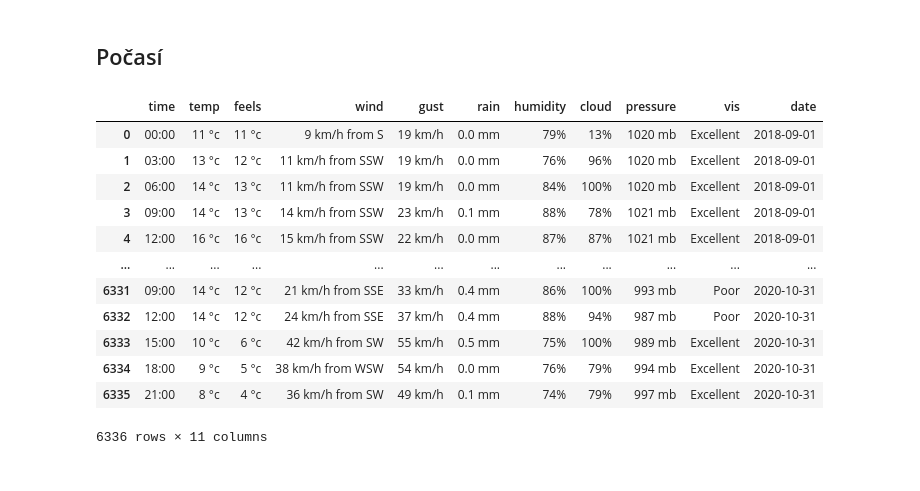
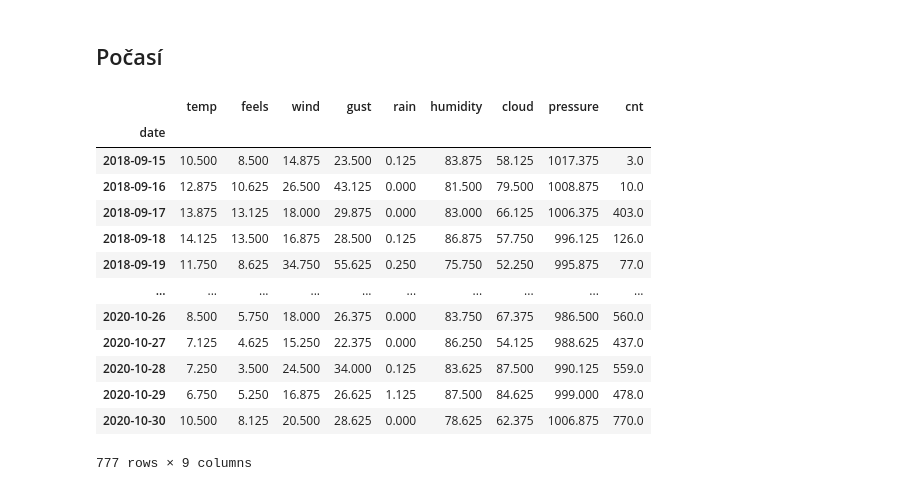
Before and after one commit to barborakacerovska/Engeto, a Jupyter notebook: Projekty/Python project Edinburgh bike sharing.ipynb, the cells around one changed output. Cells and saved outputs as stored; diff of their text form; code cells hidden in the pictures.

```diff
--- a/Projekty/Python project Edinburgh bike sharing.ipynb
+++ b/Projekty/Python project Edinburgh bike sharing.ipynb
@@ -390,21 +389,41 @@ ax2.grid(alpha=0.2)
 [figure]
 # %% [markdown]
 ## Počasí
-# %%
-query2 = "select * from edinburgh_weather"
-df_weather = pd.read_sql(query2, alchemy_conn)
-df_weather
-# %% [output]
-|  | time | temp | feels | wind | gust | rain | humidity | cloud | pressure | vis | date |
-| 0 | 00:00 | 11 °c | 11 °c | 9 km/h from S | 19 km/h | 0.0 mm | 79% | 13% | 1020 mb | Excellent | 2018-09-01 |
-| 1 | 03:00 | 13 °c | 12 °c | 11 km/h from SSW | 19 km/h | 0.0 mm | 76% | 96% | 1020 mb | Excellent | 2018-09-01 |
-| 2 | 06:00 | 14 °c | 13 °c | 11 km/h from SSW | 19 km/h | 0.0 mm | 84% | 100% | 1020 mb | Excellent | 2018-09-01 |
-| 3 | 09:00 | 14 °c | 13 °c | 14 km/h from SSW | 23 km/h | 0.1 mm | 88% | 78% | 1021 mb | Excellent | 2018-09-01 |
-| 4 | 12:00 | 16 °c | 16 °c | 15 km/h from SSW | 22 km/h | 0.0 mm | 87% | 87% | 1021 mb | Excellent | 2018-09-01 |
-| ... | ... | ... | ... | ... | ... | ... | ... | ... | ... | ... | ... |
-| 6331 | 09:00 | 14 °c | 12 °c | 21 km/h from SSE | 33 km/h | 0.4 mm | 86% | 100% | 993 mb | Poor | 2020-10-31 |
-| 6332 | 12:00 | 14 °c | 12 °c | 24 km/h from SSE | 37 km/h | 0.4 mm | 88% | 94% | 987 mb | Poor | 2020-10-31 |
-| 6333 | 15:00 | 10 °c | 6 °c | 42 km/h from SW | 55 km/h | 0.5 mm | 75% | 100% | 989 mb | Excellent | 2020-10-31 |
-| 6334 | 18:00 | 9 °c | 5 °c | 38 km/h from WSW | 54 km/h | 0.0 mm | 76% | 79% | 994 mb | Excellent | 2020-10-31 |
-| 6335 | 21:00 | 8 °c | 4 °c | 36 km/h from SW | 49 km/h | 0.1 mm | 74% | 79% | 997 mb | Excellent | 2020-10-31 |
-6336 rows × 11 columns
+# %%
+query2 = "select * from edinburgh_weather"
+df_weather = pd.read_sql(query2, alchemy_conn)
+df_weather.date=pd.to_datetime(df_weather.date)
+
+#Převod na int ze stringů
+for column in df_weather.columns[1:-2]:
+    df_weather[column] = df_weather[column].str.extract('(\d+)').astype(int)
+
+
+df_weather_mean = df_weather.set_index('date').groupby(pd.Grouper(freq='D')).mean()
+
+# Datum a čas výpůjček
+df_cas = (df[['started_at']]
+          .assign(cnt=1)
+          .set_index('started_at')
+          .groupby(pd.Grouper(freq='D'))
+          .count()
+          )
+
+df_cas.index.set_names(['date'], inplace=True)
+df_weather = df_weather_mean.join(df_cas).dropna(axis=0)
+df_weather
+# %% [output]
+|  | temp | feels | wind | gust | rain | humidity | cloud | pressure | cnt |
+| date |  |  |  |  |  |  |  |  |  |
+| 2018-09-15 | 10.500 | 8.500 | 14.875 | 23.500 | 0.125 | 83.875 | 58.125 | 1017.375 | 3.0 |
+| 2018-09-16 | 12.875 | 10.625 | 26.500 | 43.125 | 0.000 | 81.500 | 79.500 | 1008.875 | 10.0 |
+| 2018-09-17 | 13.875 | 13.125 | 18.000 | 29.875 | 0.000 | 83.000 | 66.125 | 1006.375 | 403.0 |
+| 2018-09-18 | 14.125 | 13.500 | 16.875 | 28.500 | 0.125 | 86.875 | 57.750 | 996.125 | 126.0 |
+| 2018-09-19 | 11.750 | 8.625 | 34.750 | 55.625 | 0.250 | 75.750 | 52.250 | 995.875 | 77.0 |
+| ... | ... | ... | ... | ... | ... | ... | ... | ... | ... |
+| 2020-10-26 | 8.500 | 5.750 | 18.000 | 26.375 | 0.000 | 83.750 | 67.375 | 986.500 | 560.0 |
+| 2020-10-27 | 7.125 | 4.625 | 15.250 | 22.375 | 0.000 | 86.250 | 54.125 | 988.625 | 437.0 |
+| 2020-10-28 | 7.250 | 3.500 | 24.500 | 34.000 | 0.125 | 83.625 | 87.500 | 990.125 | 559.0 |
+| 2020-10-29 | 6.750 | 5.250 | 16.875 | 26.625 | 1.125 | 87.500 | 84.625 | 999.000 | 478.0 |
+| 2020-10-30 | 10.500 | 8.125 | 20.500 | 28.625 | 0.000 | 78.625 | 62.375 | 1006.875 | 770.0 |
+777 rows × 9 columns
```
Also changed, not shown: parts of 3 cells of this notebook, 1 other file.
